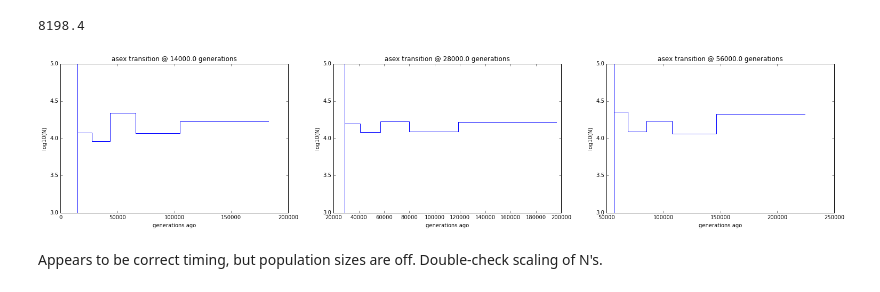
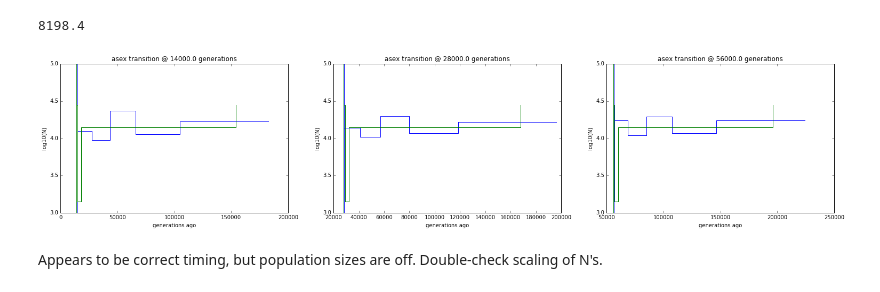
Before and after one commit to ammodramus/tsmc, a Jupyter notebook: snail_sims.ipynb, the cells around one changed output. Cells and saved outputs as stored; diff of their text form; code cells hidden in the pictures.

```diff
--- a/snail_sims.ipynb
+++ b/snail_sims.ipynb
@@ -1589,6 +1590,9 @@ To better reflect our genome (and decrease computation time), I will do simulati
 4*28000*2.44e-8*3000000
 # %% [output]
 8198.4
+# %%
+trueTs = np.array([0,1120,4200,140000])
+trueNs = np.array([28000,1400,14000,28000])
 # %%
 mu = 2.44e-8
 r = 4.04e-9
@@ -1631,19 +1635,20 @@ for divtime, resultsfilename in zip(divtimes, resultsfilenames):
 # %%
 fig, axes = plt.subplots(nrows=1,ncols=len(divtimes), figsize = (26,5))
 for colIdx, divtime in enumerate(divtimes):
     axis = axes[colIdx]
     result = results[divtime]
     ts = get_unscaled_ts(result, trueN0)
     Ns = get_Ns(result, mu, 100)
     divtime *= 2*trueN0
     estimatedDivtime = get_unscaled_divtime(result, mu, 100)
     axis.set_title('asex transition @ {} generations'.format(divtime))
     axis.set_xlabel('generations ago')
     axis.set_ylabel('log10(N)')
     axis.set_ylim((3,5))
     plot_psmc(axis, ts, Ns, divtime = estimatedDivtime)
+    plot_psmc(axis, trueTs, trueNs, divtime = divtime)
 # %% [output]
-[figure, old version]
+[figure, new version]
 # %% [markdown]
 Appears to be correct timing, but population sizes are off. Double-check scaling of N's.
 # %% [markdown]
```
Also changed, not shown: parts of 1 cell of this notebook.
